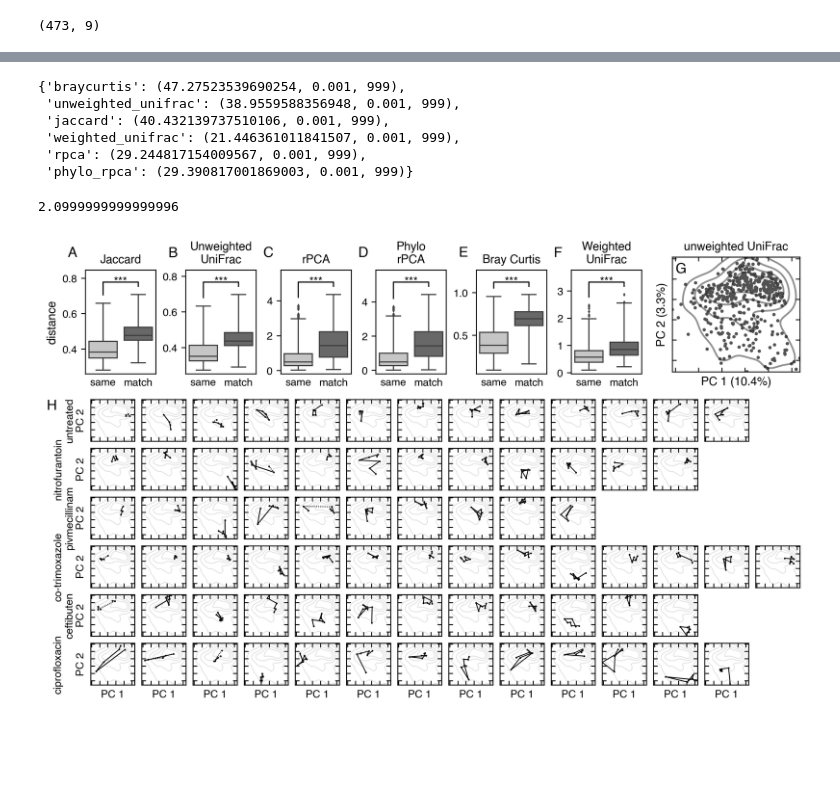
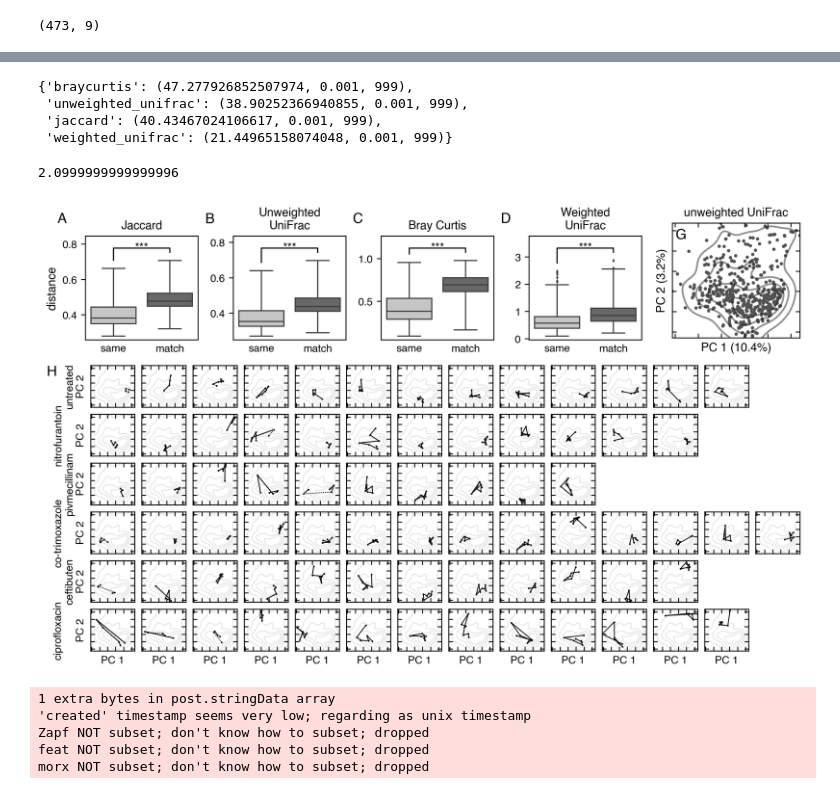
Before and after one commit to jwdebelius/antibiotic_rct_montelin, a Jupyter notebook: ipynb/E.WithinIndividualBeta.ipynb, the cells around one changed output, grey strips where cells are left out. Saved outputs shown, nothing was run; the diff lists cells and outputs as text; code cells hidden in the pictures; blank space fills up the shorter version.

Commit message:
within individual beta diversity

```diff
--- a/ipynb/E.WithinIndividualBeta.ipynb
+++ b/ipynb/E.WithinIndividualBeta.ipynb
@@ -42,7 +40,7 @@ abx_order = ['untreated', 'nitrofurantoin', 'pivmecillinam',
 colors = ['#969696', '#009E73','#9D654C',
           '#4E7705', '#098BD9',  '#CC79A7']
 beta_metrics = ['jaccard', 'unweighted_unifrac',
-                'rpca', 'phylo_rpca',
+                # 'rpca', 'phylo_rpca',
                  'braycurtis', 'weighted_unifrac',
                ]
 abx_names = {str(i): abx for i, abx in enumerate(abx_order)}
@@ -79,11 +66,9 @@ os.listdir(f'final-data/04.beta-diveristy/')
 # %%
 dms_q2 = {
-    fp.split('_1M')[0]: Artifact.load(f'final-data/04.beta-diveristy/{fp}')
-    for fp in os.listdir(f'final-data/04.beta-diveristy/')
+    fp.split('_1M')[0]: Artifact.load(f'final-data/06.beta-diveristy/{fp}')
+    for fp in os.listdir(f'final-data/06.beta-diveristy/')
     if 'dm' in fp
 }
-dms_q2['rpca'] = Artifact.load('final-data/05.rpca/full_rpca/distance-matrix.qza')
-dms_q2['phylo_rpca'] = Artifact.load('final-data/05.rpca/phylo_rpca/distance-matrix.qza')
 # %%
 dm_long = {
     metric: art.view(skbio.DistanceMatrix).filter(sample_meta.index)
@@ -158,12 +143,10 @@ perm_summary = {
 }
 perm_summary
 # %% [output]
-{'braycurtis': (47.27523539690254, 0.001, 999),
- 'unweighted_unifrac': (38.9559588356948, 0.001, 999),
- 'jaccard': (40.432139737510106, 0.001, 999),
- 'weighted_unifrac': (21.446361011841507, 0.001, 999),
- 'rpca': (29.244817154009567, 0.001, 999),
- 'phylo_rpca': (29.390817001869003, 0.001, 999)}
+{'braycurtis': (47.277926852507974, 0.001, 999),
+ 'unweighted_unifrac': (38.90252366940855, 0.001, 999),
+ 'jaccard': (40.43467024106617, 0.001, 999),
+ 'weighted_unifrac': (21.44965158074048, 0.001, 999)}
 # %%
 uu_pcoa_q2, = q2_div.pcoa(dms_q2['unweighted_unifrac'], number_of_dimensions=3)
 uu_pcoa = uu_pcoa_q2.view(skbio.OrdinationResults)
@@ -227,7 +210,7 @@ xlim = ax_u_r.get_xlim()
 ylim = ax_u_r.get_ylim()
 
 # Distance boxplots
-gs_u_l = fig_u_l.add_gridspec(1, 6)
+gs_u_l = fig_u_l.add_gridspec(1, 4)
 for i, (a, metric) in enumerate(zip(*(list("ABCDEF"), beta_metrics))):
     ax = fig_u_l.add_subplot(gs_u_l[i])
     p_val = perm_summary[metric][1]
@@ -288,38 +271,42 @@ for abx, indvs in joint_coords.groupby('abx_code2', sort=False):
                     # color=colors[int(abx)],
                     linestyle=(0, (1, 1)),
                     )
         ax.plot(coords_wide.loc[(abx, indv_), 'pc0'],
                 coords_wide.loc[(abx, indv_), 'pc1'],
                 linewidth=0.75,
                 color='k',
                 marker='o',
                 markeredgecolor='None',
                 markersize=1.5,
                 )
         sn.kdeplot(x='pc0', y='pc1',
                     data=joint_coords,
                    color='#919191',
                     # palette='Greys',
                     alpha=0.25,
                    # gridsize=100,
                    levels=5,
                    linewidths=0.75,
                 )
         if i == 0:
             ax.set_ylabel('{0}\n{1}PC 2'.format(abx_order[int(abx)], spacer[int(abx)]), size=9)
             if int(abx) == 0:
                 ax.text(xlim[0] - np.diff(xlim),
                         ylim[1],
                         'H', size=12, ha='left', va='top')
         ax.yaxis.get_label().set_visible(i == 0)
     ax.set_xlim(xlim)
     ax.set_ylim(ylim)
 # %% [output]
-[figure, old version]
+[figure, new version]
 # %%
-os.makedirs('20240507_high_res_figures/pngs', exist_ok=True)
-os.makedirs('20240507_high_res_figures/pdfs', exist_ok=True)
 
-fig.savefig('20240507_high_res_figures/pngs/fig_s03_intraindividual.png',
+fig.savefig('output/figures/fig_s03_intraindividual.png',
             dpi=600, facecolor='w')
-fig.savefig('20240507_high_res_figures/pdfs/fig_s03_intraindividual.pdf', facecolor='None')
+fig.savefig('output/figures/fig_s03_intraindividual.pdf', facecolor='None')
+# %% [output]
+1 extra bytes in post.stringData array
+'created' timestamp seems very low; regarding as unix timestamp
+Zapf NOT subset; don't know how to subset; dropped
+feat NOT subset; don't know how to subset; dropped
+morx NOT subset; don't know how to subset; dropped
```
Also changed, not shown: parts of 3 cells of this notebook.
